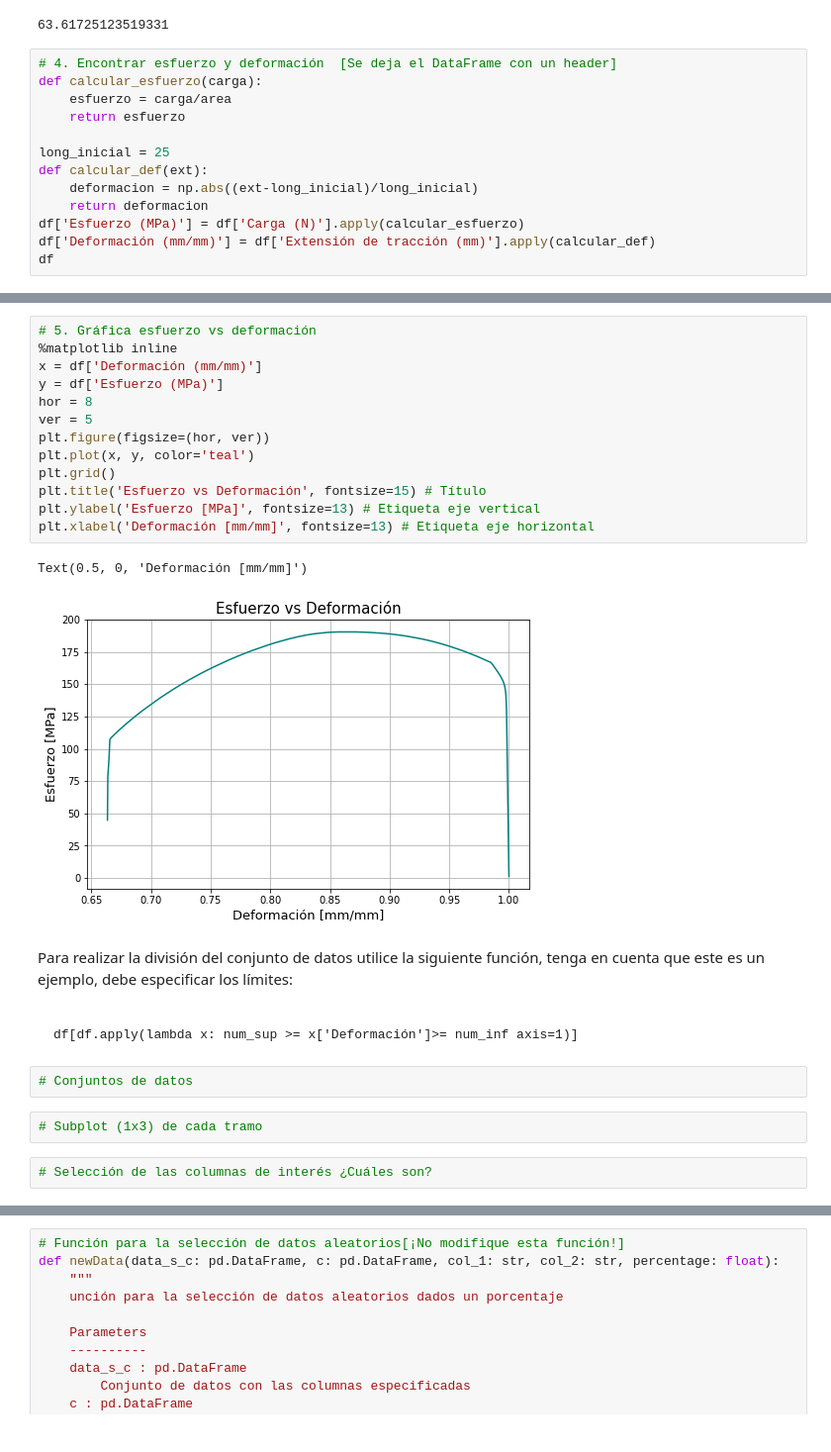
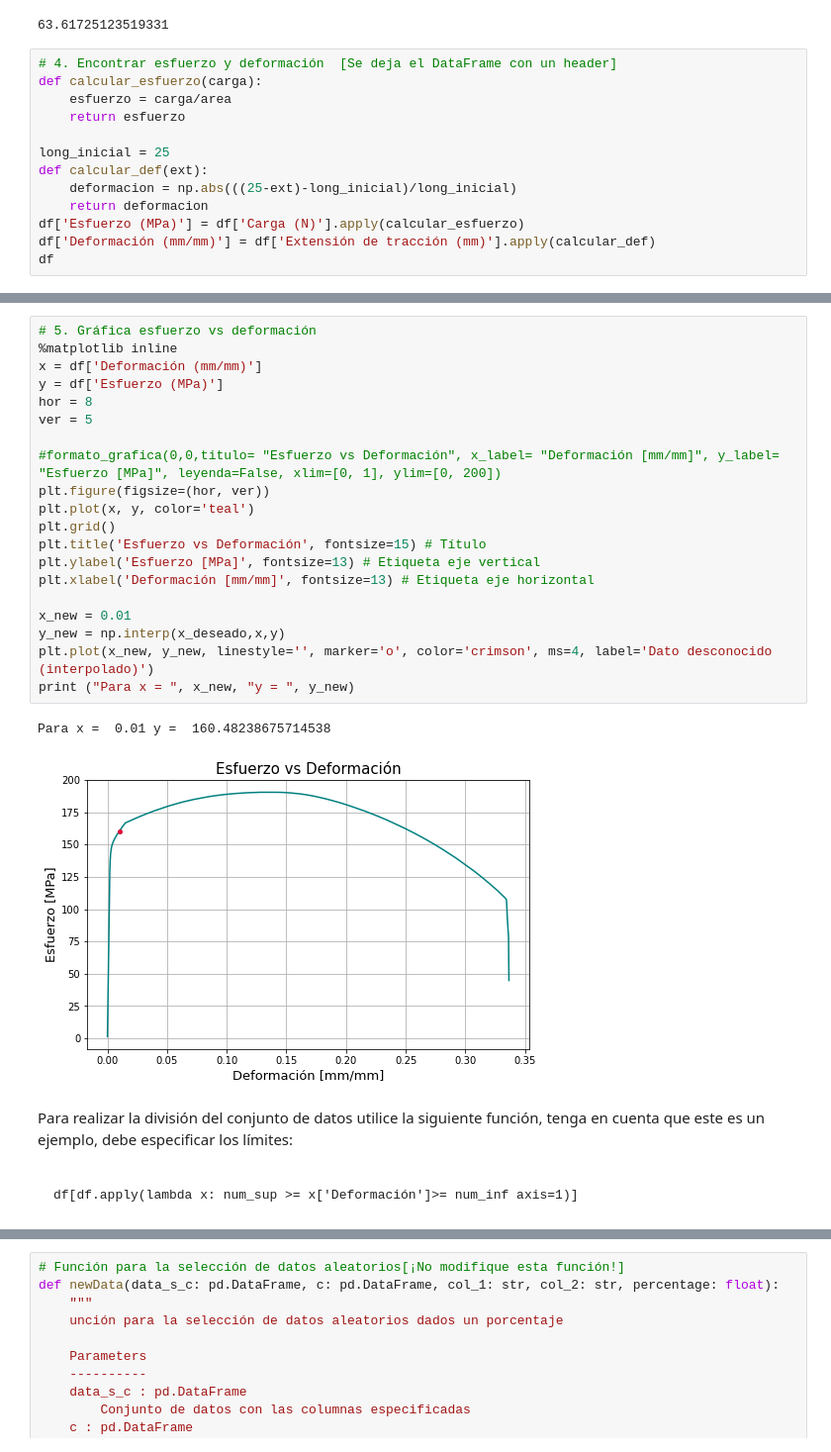
Before and after one commit to adazaa21/a_dazaa_2_HC, a Jupyter notebook: Taller_1.ipynb, the cells around one changed output, grey strips where cells are left out. Shown at 99% size. Cells and saved outputs as stored; diff of their text form.

````diff
--- a/Taller_1.ipynb
+++ b/Taller_1.ipynb
@@ -295,7 +295,7 @@ def calcular_esfuerzo(carga):
 
 long_inicial = 25
 def calcular_def(ext):
-    deformacion = np.abs((ext-long_inicial)/long_inicial)
+    deformacion = np.abs(((25-ext)-long_inicial)/long_inicial)
     return deformacion
 df['Esfuerzo (MPa)'] = df['Carga (N)'].apply(calcular_esfuerzo)
 df['Deformación (mm/mm)'] = df['Extensión de tracción (mm)'].apply(calcular_def)
@@ -317,19 +317,26 @@ df
 # %%
 # 5. Gráfica esfuerzo vs deformación
 %matplotlib inline
 x = df['Deformación (mm/mm)']
 y = df['Esfuerzo (MPa)']
 hor = 8
 ver = 5
+
+#formato_grafica(0,0,titulo= "Esfuerzo vs Deformación", x_label= "Deformación [mm/mm]", y_label= "Esfuerzo [MPa]", leyenda=False, xlim=[0, 1], ylim=[0, 200])
 plt.figure(figsize=(hor, ver))
 plt.plot(x, y, color='teal')
 plt.grid()
 plt.title('Esfuerzo vs Deformación', fontsize=15) # Título
 plt.ylabel('Esfuerzo [MPa]', fontsize=13) # Etiqueta eje vertical
 plt.xlabel('Deformación [mm/mm]', fontsize=13) # Etiqueta eje horizontal
+
+x_new = 0.01
+y_new = np.interp(x_deseado,x,y)
+plt.plot(x_new, y_new, linestyle='', marker='o', color='crimson', ms=4, label='Dato desconocido (interpolado)')
+print ("Para x = ", x_new, "y = ", y_new)
 # %% [output]
-Text(0.5, 0, 'Deformación [mm/mm]')
+Para x =  0.01 y =  160.48238675714538
-[figure, old version]
+[figure, new version]
 # %% [markdown]
 Para realizar la división del conjunto de datos utilice la siguiente función, tenga en cuenta que este es un ejemplo, debe especificar los límites:
 
@@ -337,9 +344,3 @@ Para realizar la división del conjunto de datos utilice la siguiente función,
 
 df[df.apply(lambda x: num_sup >= x['Deformación']>= num_inf axis=1)]
 ```
-# %%
-# Conjuntos de datos
-# %%
-# Subplot (1x3) de cada tramo
-# %%
-# Selección de las columnas de interés ¿Cuáles son?
````
Also changed, not shown: parts of 8 cells of this notebook.
